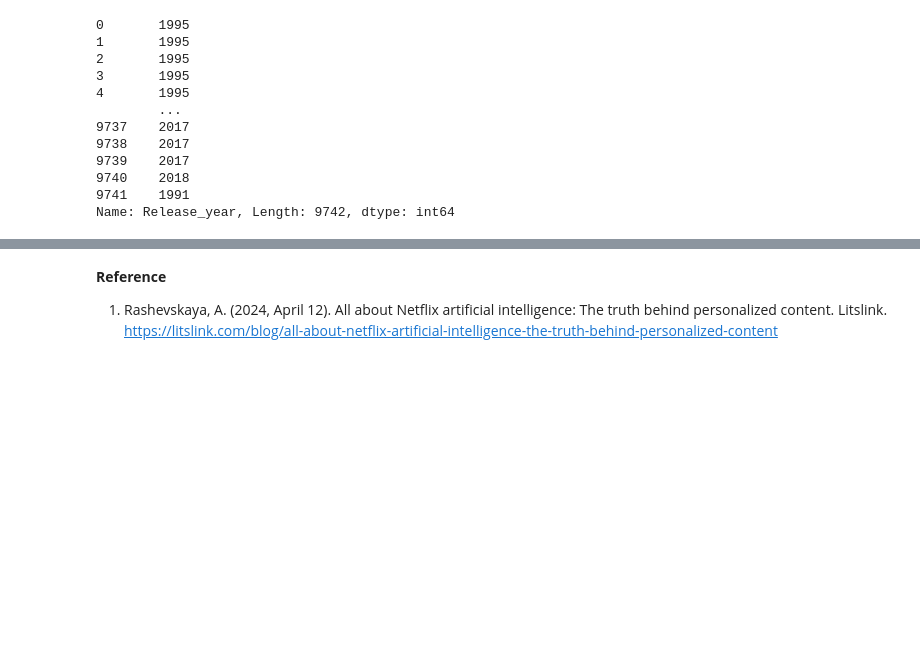
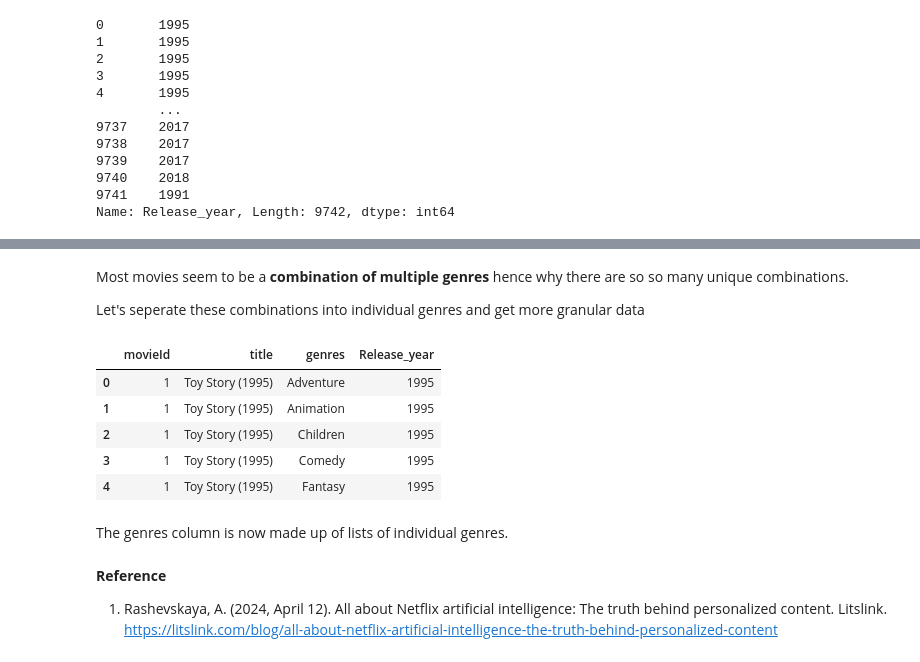
Before and after one commit to Winnykinyumu/A-movie-Recommendation-System-MovieLens-Data, a Jupyter notebook: Untitled Folder/Movie RecSys.ipynb, the cells around one changed output, grey strips where cells are left out. Cells and saved outputs as stored; diff of their text form; code cells hidden in the pictures; blank space fills up the shorter version.

Commit message:
Individual movie genres

```diff
--- a/Untitled Folder/Movie RecSys.ipynb
+++ b/Untitled Folder/Movie RecSys.ipynb
@@ -184,3 +204,25 @@ Name: Release_year, Length: 9742, dtype: int64
+# %% [markdown]
+Most movies seem to be a **combination of multiple genres** hence why there are so so many unique combinations.
+
+Let's seperate these combinations into individual genres and get more granular data
+# %%
+# seperate the combinations into individual genres by removing the "," seperators
+movie_df['genres'] = movie_df['genres'].str.split('|')
+
+# create a new Exploded dataframe with the list of genres into individual rows
+movie_df_exploded = movie_df.explode('genres').reset_index(drop=True)
+
+
+movie_df_exploded.head()
+# %% [output]
+|  | movieId | title | genres | Release_year |
+| 0 | 1 | Toy Story (1995) | Adventure | 1995 |
+| 1 | 1 | Toy Story (1995) | Animation | 1995 |
+| 2 | 1 | Toy Story (1995) | Children | 1995 |
+| 3 | 1 | Toy Story (1995) | Comedy | 1995 |
+| 4 | 1 | Toy Story (1995) | Fantasy | 1995 |
+# %% [markdown]
+The genres column is now made up of lists of individual genres.
 # %% [markdown]
 **Reference**
 
```
Also changed, not shown: parts of 1 cell of this notebook.
